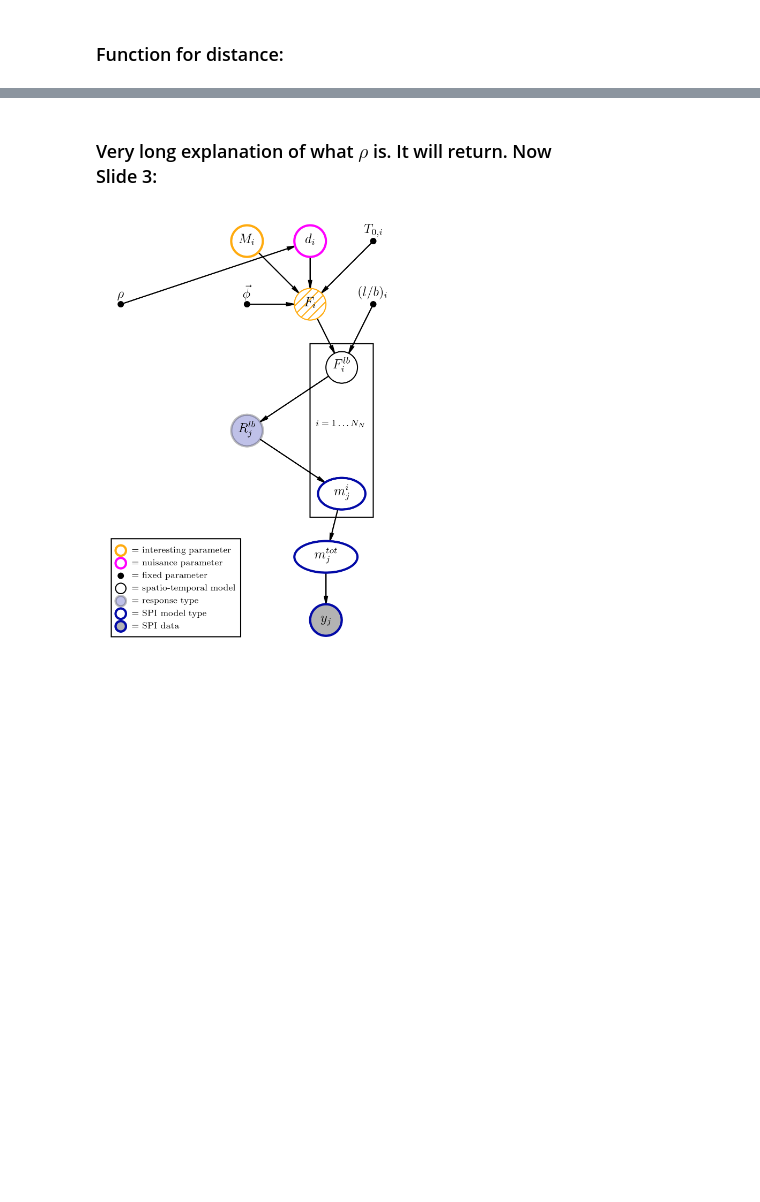
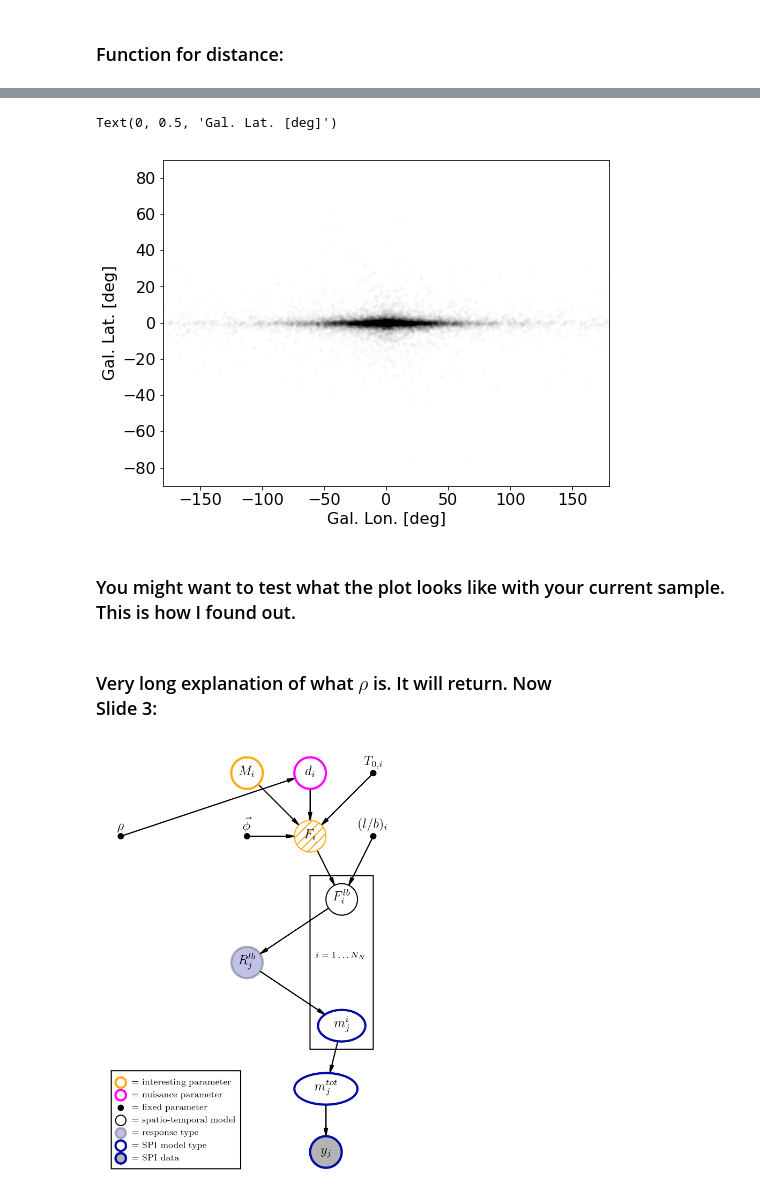
Before and after one commit to tsiegert/for-students, a Jupyter notebook: nova_analysis/nova_model_predictions.ipynb, the cells around one changed output, grey strips where cells are left out. Cells and saved outputs as stored; diff of their text form; code cells hidden in the pictures; blank space fills up the shorter version.

```diff
--- a/nova_analysis/nova_model_predictions.ipynb
+++ b/nova_analysis/nova_model_predictions.ipynb
@@ -249,3 +276,21 @@ plt.legend()
+# %%
+# calculating angles (spherical coordinates) for given x/y/z positions
+nova_longitude_samples2 = np.arctan2(nova_position_samples[:,1],nova_position_samples[:,0])
+nova_longitude_samples2 /= deg2rad
+
+nova_latitude_samples = np.arccos(nova_position_samples[:,2]/distances)
+nova_latitude_samples = (-nova_latitude_samples+pi/2)/deg2rad
+# %%
+plt.plot(nova_longitude_samples2,nova_latitude_samples,'.',alpha=0.01)
+plt.xlim(-180,180)
+plt.ylim(-90,90)
+plt.xlabel('Gal. Lon. [deg]')
+plt.ylabel('Gal. Lat. [deg]')
+# %% [output]
+Text(0, 0.5, 'Gal. Lat. [deg]')
+[figure, added]
+# %% [markdown]
+<h3>You might want to test what the plot looks like with your current sample. This is how I found out.</h3>
 # %% [markdown]
 <h3>Very long explanation of what $\rho$ is. It will return. Now<br>
     Slide 3:</h3>
```
Also changed, not shown: parts of 22 cells of this notebook.
